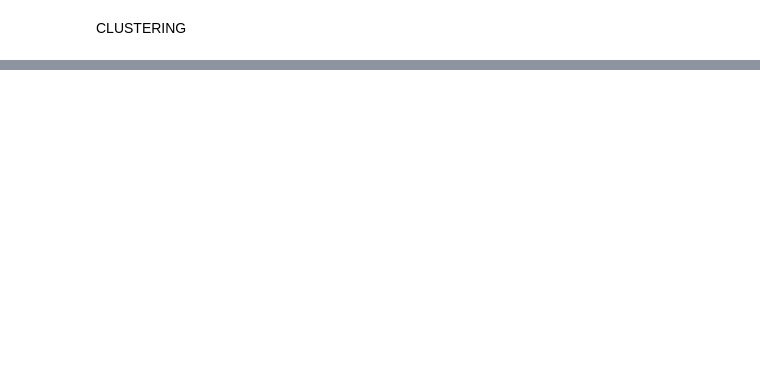
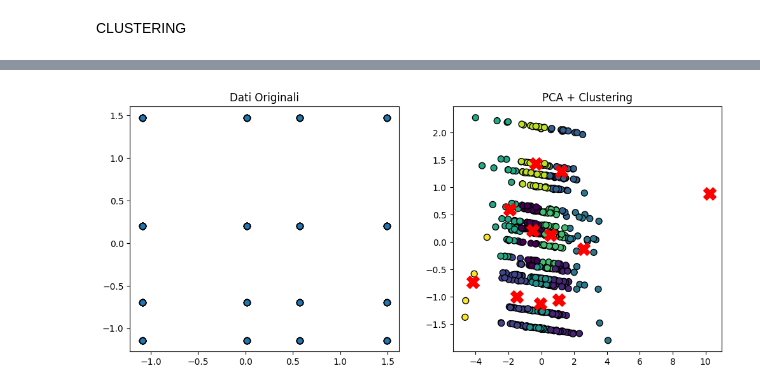
Before and after one commit to TSechi78-2/Retina_project, a Jupyter notebook: Resize_noise_pp_clustering.ipynb, the cells around one changed output, grey strips where cells are left out. Saved outputs shown, nothing was run; the diff lists cells and outputs as text; code cells hidden in the pictures; blank space fills up the shorter version.

```diff
--- a/Resize_noise_pp_clustering.ipynb
+++ b/Resize_noise_pp_clustering.ipynb
@@ -292,28 +348,30 @@ plt.show()
 # %%
 pca = PCA(n_components=2)
 X_pca = pca.fit_transform(X)
 
 #!!!!!!!!!!!!!!!
 #MODIFICA QUA IL NUMERO DI CLUSTER
-n_clusters = 5                          #<- <- <- <-
+n_clusters = 11                          #<- <- <- <-
 
-kmeans = KMeans(n_clusters=3, random_state=42)
+kmeans = KMeans(n_clusters, random_state=42)
 y_kmeans = kmeans.fit_predict(X_pca)
 
 # Visualizza i dati originali e i cluster ottenuti
 plt.figure(figsize=(12, 5))
 
 # Plot dati originali
 plt.subplot(1, 2, 1)
 plt.scatter(X[:,0], X[:,1], cmap='viridis', edgecolor='k', s=50)
 plt.title('Dati Originali')
 
 # Plot dati trasformati con PCA
 plt.subplot(1, 2, 2)
 plt.scatter(X_pca[:, 0], X_pca[:, 1], c=y_kmeans, cmap='viridis', edgecolor='k', s=50)
 plt.scatter(kmeans.cluster_centers_[:, 0], kmeans.cluster_centers_[:, 1], c='red', marker='X', s=200, label='Centroidi')
 plt.title('PCA + Clustering')
 plt.legend
 
 plt.show()
+# %% [output]
+[figure, added]
 # %%
```
Also changed, not shown: parts of 14 cells of this notebook.
